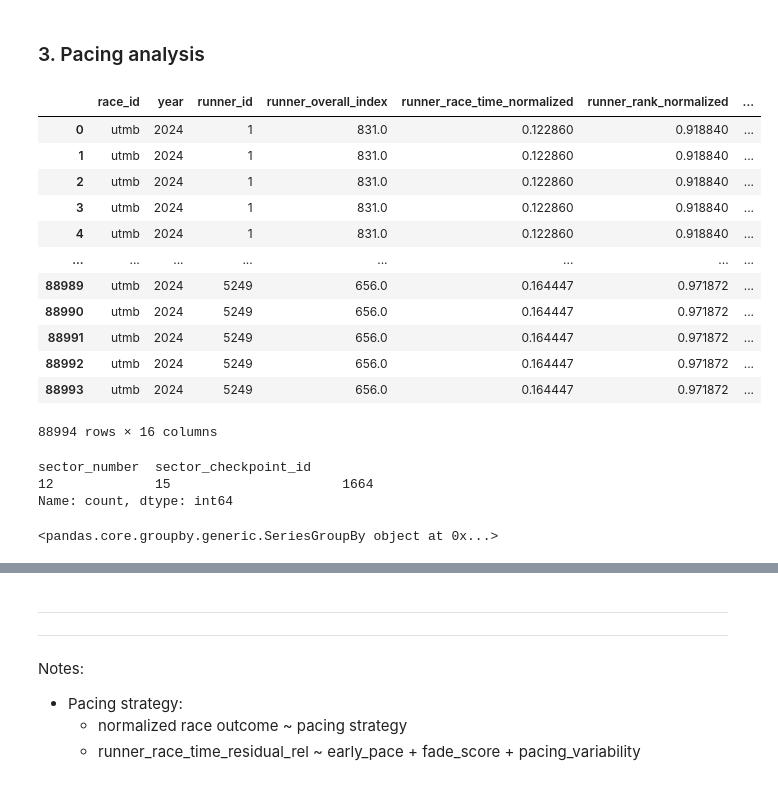
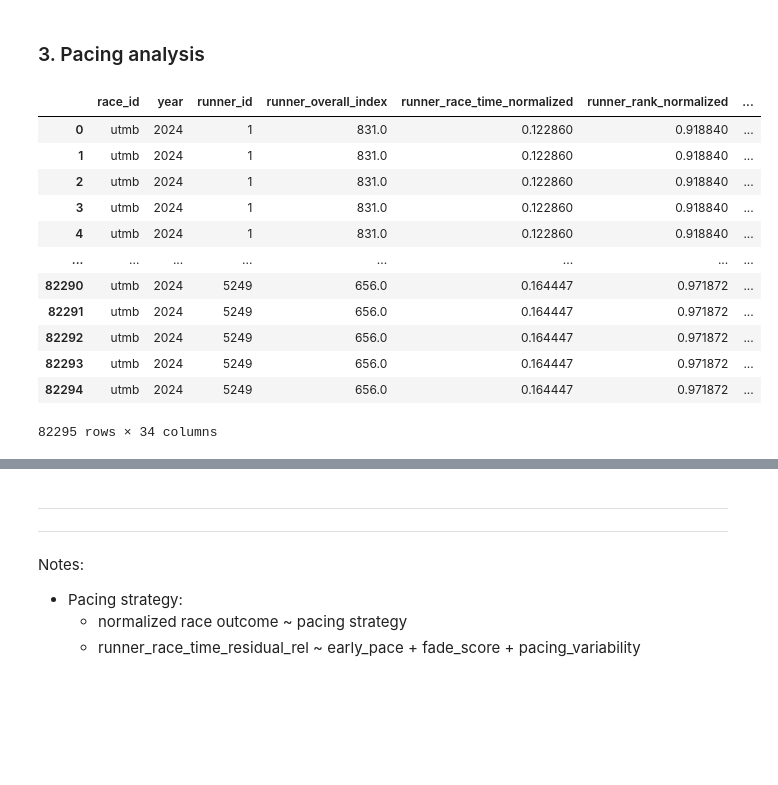
Before and after one commit to 1312Bravo/Path-To-UTMB, a Jupyter notebook: pacing_strategy/research.ipynb, the cells around one changed output, grey strips where cells are left out. Cells and saved outputs as stored; diff of their text form; code cells hidden in the pictures; blank space fills up the shorter version.

```diff
--- a/pacing_strategy/research.ipynb
+++ b/pacing_strategy/research.ipynb
@@ -1092,6 +1230,7 @@ Race/Year: utmb / 2025
 
 runner_race_sector_data_finisher_df = (
     runner_race_sector_data_finisher_df
+    .loc[lambda df: ~df["sector_is_rest_only"]]
     .assign(
         # Total moving time for each runner
         runner_total_moving_time_min = lambda df: (
@@ -1394,12 +1515,12 @@ plt.show()
 runner_race_sector_data_finisher_df = (
     runner_race_sector_data_finisher_df
     .merge(
-        df_sector_pacing_normalization_estimation[["runner_id", "sector_number", "sector_pacing_absolute_residual_abs", "sector_pacing_absolute_residual_prc", "sector_pacing_performance_score_overall", "sector_pacing_performance_score_specific"]],
+        df_sector_pacing_normalization_estimation[["runner_id", "sector_number", "sector_pacing_absolute_pred", "sector_pacing_absolute_residual_abs", "sector_pacing_absolute_residual_prc", "sector_pacing_performance_score_overall", "sector_pacing_performance_score_specific"]],
         on = ["runner_id", "sector_number"],
         how = "left",
     )
     .rename(columns={
-        "sector_pacing_absolute_residual_abs": "sector_pacing_residual",
+        "sector_pacing_absolute_residual_abs": "sector_pacing_absolute_residual",
         "sector_pacing_absolute_residual_prc": "sector_pacing_normalized",
         "sector_pacing_performance_score_overall": "sector_pacing_rank_overall_normalized",
         "sector_pacing_performance_score_specific": "sector_pacing_rank_specific_normalized"
@@ -1570,44 +1691,46 @@ utmb - 2024:
 # %%
 # Main dataframe for analysis
 pacing_df = runner_race_sector_data_finisher_df[[
     # Identifiers
     "race_id", "year", "runner_id",
     # Runner ability
     "runner_overall_index",
     # Normalized final race outcome
     "runner_race_time_normalized", "runner_rank_normalized",
     # Sector id
     "sector_number", "sector_checkpoint_id",
-    # Sector data
-    "sector_distance_km", "sector_elevation_gain_m", "sector_elevation_loss_m",
+    # Sector distance
+    "sector_distance_km", "relative_sector_distance",
+    "sector_start_distance_km", "sector_end_distance_km",
+    "relative_sector_start_distance", "relative_sector_end_distance",
+    # Sector elevation gain
+    "sector_elevation_gain_m", "relative_sector_elevation_gain",
+    "sector_start_elevation_gain_m", "sector_end_elevation_gain_m",
+    "relative_sector_start_elevation_gain", "relative_sector_end_elevation_gain",
+    # Sector elevation loss
+    "sector_elevation_loss_m", "relative_sector_elevation_loss",
+    "sector_start_elevation_loss_m", "sector_end_elevation_loss_m",
+    "relative_sector_start_elevation_loss", "relative_sector_end_elevation_loss",
     # Race progress
-    "relative_cumulative_sector_distance", "race_phase",
+    "cumulative_sector_distance_km", "relative_cumulative_sector_distance", "race_phase",
+    # Absolute sector pacing
+    "sector_pacing_absolute", "sector_pacing_absolute_pred",
     # Normalized sector pacing
     "sector_pacing_normalized", "sector_pacing_rank_overall_normalized", "sector_pacing_rank_specific_normalized",
 ]].copy()
 
 display(pacing_df)
 # %% [output]
 |  | race_id | year | runner_id | runner_overall_index | runner_race_time_normalized | runner_rank_normalized | ... |
 | 0 | utmb | 2024 | 1 | 831.0 | 0.122860 | 0.918840 | ... |
 | 1 | utmb | 2024 | 1 | 831.0 | 0.122860 | 0.918840 | ... |
 | 2 | utmb | 2024 | 1 | 831.0 | 0.122860 | 0.918840 | ... |
 | 3 | utmb | 2024 | 1 | 831.0 | 0.122860 | 0.918840 | ... |
 | 4 | utmb | 2024 | 1 | 831.0 | 0.122860 | 0.918840 | ... |
 | ... | ... | ... | ... | ... | ... | ... | ... |
-| 88989 | utmb | 2024 | 5249 | 656.0 | 0.164447 | 0.971872 | ... |
-| 88990 | utmb | 2024 | 5249 | 656.0 | 0.164447 | 0.971872 | ... |
-| 88991 | utmb | 2024 | 5249 | 656.0 | 0.164447 | 0.971872 | ... |
-| 88992 | utmb | 2024 | 5249 | 656.0 | 0.164447 | 0.971872 | ... |
-| 88993 | utmb | 2024 | 5249 | 656.0 | 0.164447 | 0.971872 | ... |
+| 82290 | utmb | 2024 | 5249 | 656.0 | 0.164447 | 0.971872 | ... |
+| 82291 | utmb | 2024 | 5249 | 656.0 | 0.164447 | 0.971872 | ... |
+| 82292 | utmb | 2024 | 5249 | 656.0 | 0.164447 | 0.971872 | ... |
+| 82293 | utmb | 2024 | 5249 | 656.0 | 0.164447 | 0.971872 | ... |
+| 82294 | utmb | 2024 | 5249 | 656.0 | 0.164447 | 0.971872 | ... |
-88994 rows × 16 columns
+82295 rows × 34 columns
-# %%
-pacing_df.query("sector_distance_km.isnull()")[["sector_number", "sector_checkpoint_id"]].value_counts()
-# %% [output]
-sector_number  sector_checkpoint_id
-12             15                      1664
-Name: count, dtype: int64
-# %%
-runner_race_sector_data_finisher_df.query("sector_checkpoint_id == 15").groupby("year")["sector_distance_km"]
-# %% [output]
-<pandas.core.groupby.generic.SeriesGroupBy object at 0x...>
```
Also changed, not shown: parts of 18 cells of this notebook, 2 other files.
